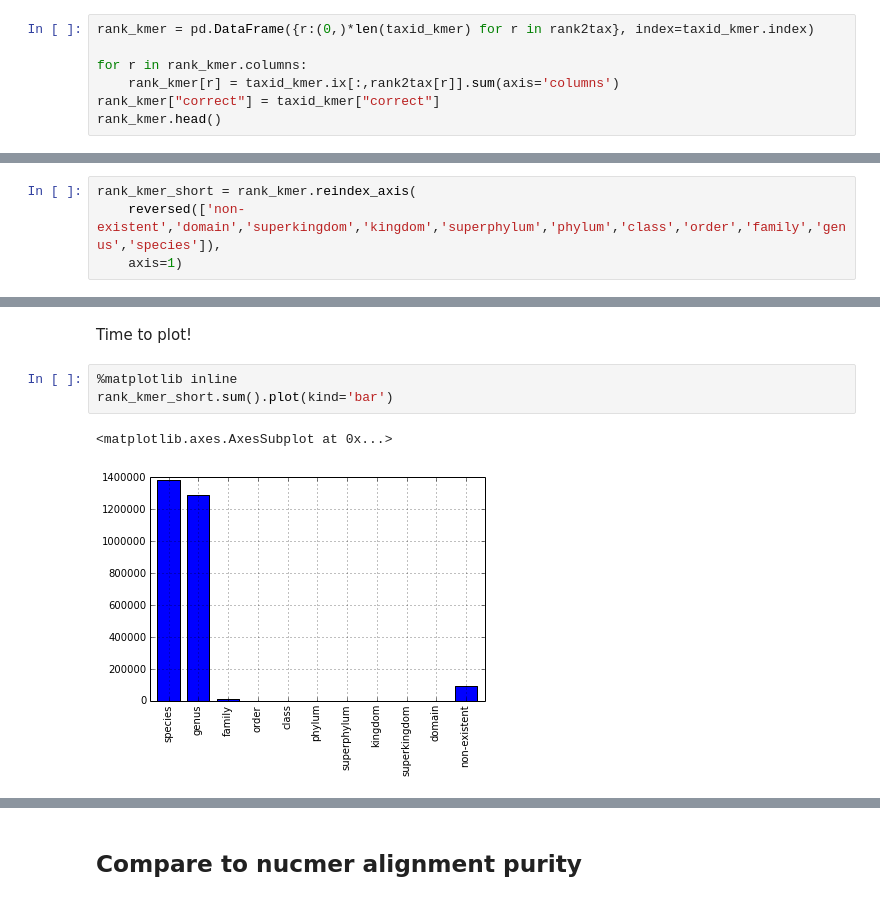
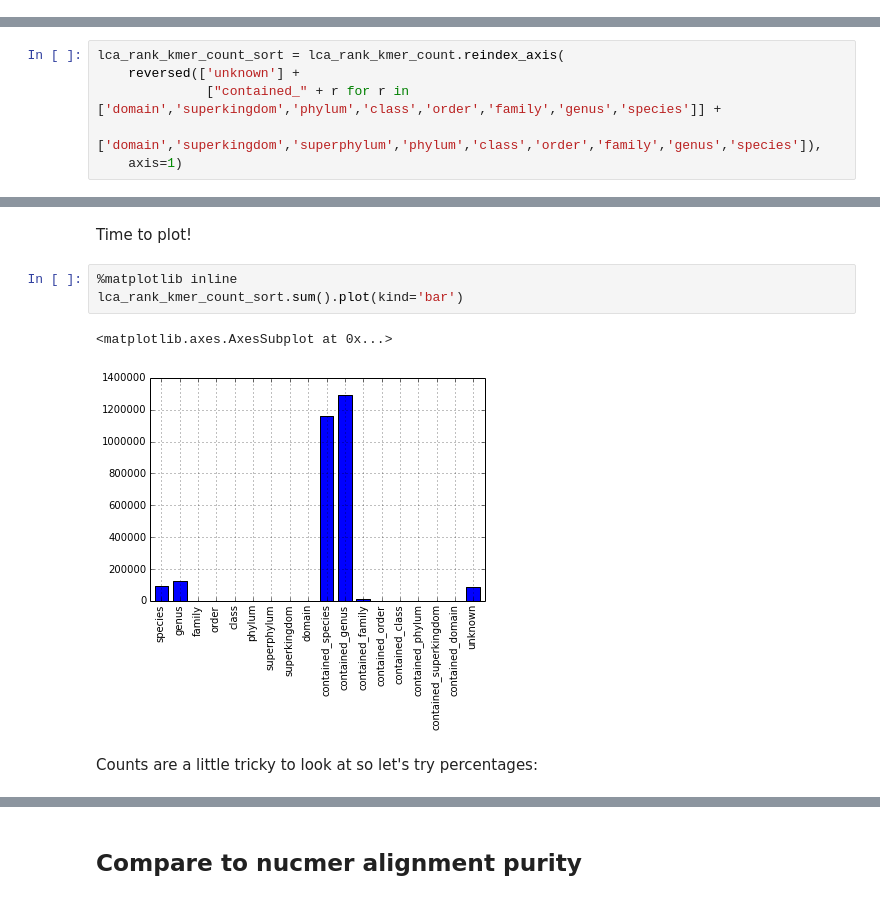
Before and after one commit to inodb/masmvali-publication, a Jupyter notebook: notebooks/kraken.ipynb, the cells around one changed output, grey strips where cells are left out. Cells and saved outputs as stored; diff of their text form.

Commit message:
Update Kraken to count proper rank LCA for each kmer

```diff
--- a/notebooks/kraken.ipynb
+++ b/notebooks/kraken.ipynb
@@ -219,7 +320,0 @@ for c in [c for c in taxid_kmer.columns if c != "correct"]:
-# %%
-rank_kmer = pd.DataFrame({r:(0,)*len(taxid_kmer) for r in rank2tax}, index=taxid_kmer.index)
-
-for r in rank_kmer.columns:
-    rank_kmer[r] = taxid_kmer.ix[:,rank2tax[r]].sum(axis='columns')
-rank_kmer["correct"] = taxid_kmer["correct"]
-rank_kmer.head()
@@ -235,4 +323,6 @@ rank_kmer.head()
 # %%
-rank_kmer_short = rank_kmer.reindex_axis(
-    reversed(['non-existent','domain','superkingdom','kingdom','superphylum','phylum','class','order','family','genus','species']),
+lca_rank_kmer_count_sort = lca_rank_kmer_count.reindex_axis(
+    reversed(['unknown'] +
+              ["contained_" + r for r in ['domain','superkingdom','phylum','class','order','family','genus','species']] +
+              ['domain','superkingdom','superphylum','phylum','class','order','family','genus','species']),
     axis=1)
@@ -240,8 +341,10 @@ rank_kmer_short = rank_kmer.reindex_axis(
 Time to plot!
 # %%
 %matplotlib inline
-rank_kmer_short.sum().plot(kind='bar')
+lca_rank_kmer_count_sort.sum().plot(kind='bar')
 # %% [output]
 <matplotlib.axes.AxesSubplot at 0x...>
-[figure, old version]
+[figure, new version]
+# %% [markdown]
+Counts are a little tricky to look at so let's try percentages:
 # %%
```
Also changed, not shown: parts of 53 cells of this notebook.
